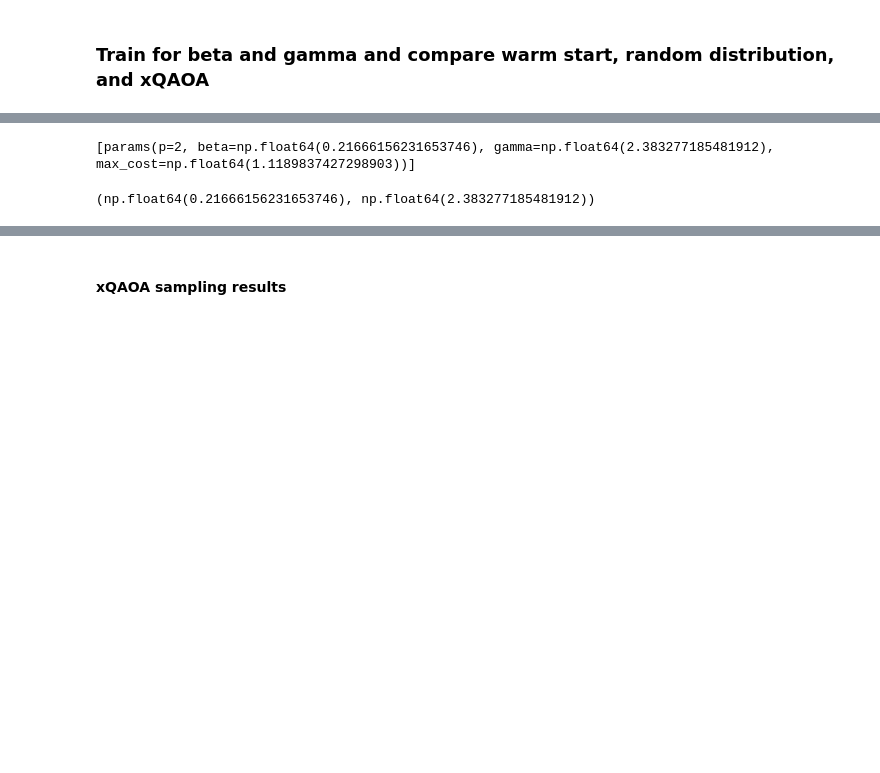
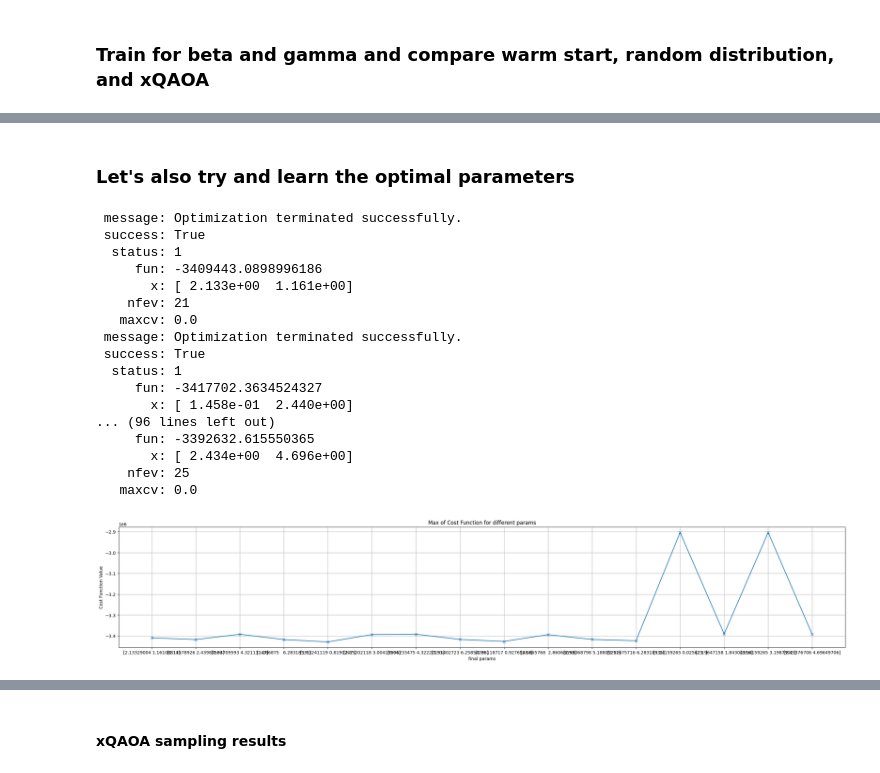
Before and after one commit to jhoule42/xQAOA_unit_commitment, a Jupyter notebook: demo.ipynb, the cells around one changed output, grey strips where cells are left out. Cells and saved outputs as stored; diff of their text form; code cells hidden in the pictures; blank space fills up the shorter version.

```diff
--- a/demo.ipynb
+++ b/demo.ipynb
@@ -1187,8 +1138,70 @@ print(f"(Transpiled) Total 2Q gates: {transpiled_circuit.num_nonlocal_gates()}")
-# %%
-trained_params_by_p
-# %% [output]
-[params(p=2, beta=np.float64(0.21666156231653746), gamma=np.float64(2.383277185481912), max_cost=np.float64(1.1189837427298903))]
-# %%
-obtained_params[0]
-# %% [output]
-(np.float64(0.21666156231653746), np.float64(2.383277185481912))
+# %% [markdown]
+### Let's also try and learn the optimal parameters
+# %%
+from scipy.optimize import minimize
+
+qc = QuantumCircuit(n)
+qc = initialize_warm_start_distribution(qc, qubit_ordered_distribution)
+
+for layer in range(p):
+    qc = add_knapsack_cost_function(qc, values, gamma=gammas[layer])
+    qc = add_ring_copula(qc, qubit_ordered_distribution, beta=betas[layer])
+
+obs=new_values_and_constraint_cost(values, weights, capacity)
+reduced_cost_fn = light_cone_decomp_sparse_pauli(qc, obs)
+
+def cost_to_minimize(params:list, qc:QuantumCircuit=qc, cost_fn:PauliPoly = reduced_cost_fn):
+    circ = qc.copy()
+    circ.assign_parameters(params, inplace=True)
+    cost = light_cone_estimate_Pauli_poly(cost_fn, circ)
+    return -cost
+
+plt.figure(figsize=(30, 5))
+x_vals= []
+y_vals = []
+max_iter = 4
+for i in range(max_iter):
+    for k in range(max_iter):
+        init_params = [i*np.pi/(max_iter-1), 2*k*np.pi/(max_iter-1)] * p
+        # Optimize
+        result_lc = minimize(
+        cost_to_minimize,
+        init_params,
+        args=qc,
+        method="COBYLA",
+        bounds=[(0, np.pi), (0, 2*np.pi)] * p,
+        tol=1e-2,
+        #options={"maxiter":100, "disp":True},
+        )
+        print(result_lc)
+        y_vals.append(cost_to_minimize(list(result_lc.x)))
+        x_vals.append((result_lc.x))
+
+x_positions = list(range(len(x_vals)))
+x_labels_str = [str(t) for t in x_vals]
+plt.xticks(x_positions, x_labels_str)
+plt.plot(y_vals,marker='x')
+plt.xlabel("final params")
+plt.ylabel("Cost Function Value")
+plt.title("Max of Cost Function for different params")
+plt.grid(True)
+plt.show()
+# %% [output]
+ message: Optimization terminated successfully.
+ success: True
+  status: 1
+     fun: -3409443.0898996186
+       x: [ 2.133e+00  1.161e+00]
+    nfev: 21
+   maxcv: 0.0
+ message: Optimization terminated successfully.
+ success: True
+  status: 1
+     fun: -3417702.3634524327
+       x: [ 1.458e-01  2.440e+00]
+... (96 lines left out)
+     fun: -3392632.615550365
+       x: [ 2.434e+00  4.696e+00]
+    nfev: 25
+   maxcv: 0.0
+[figure, added]
```
Also changed, not shown: parts of 48 cells of this notebook.
